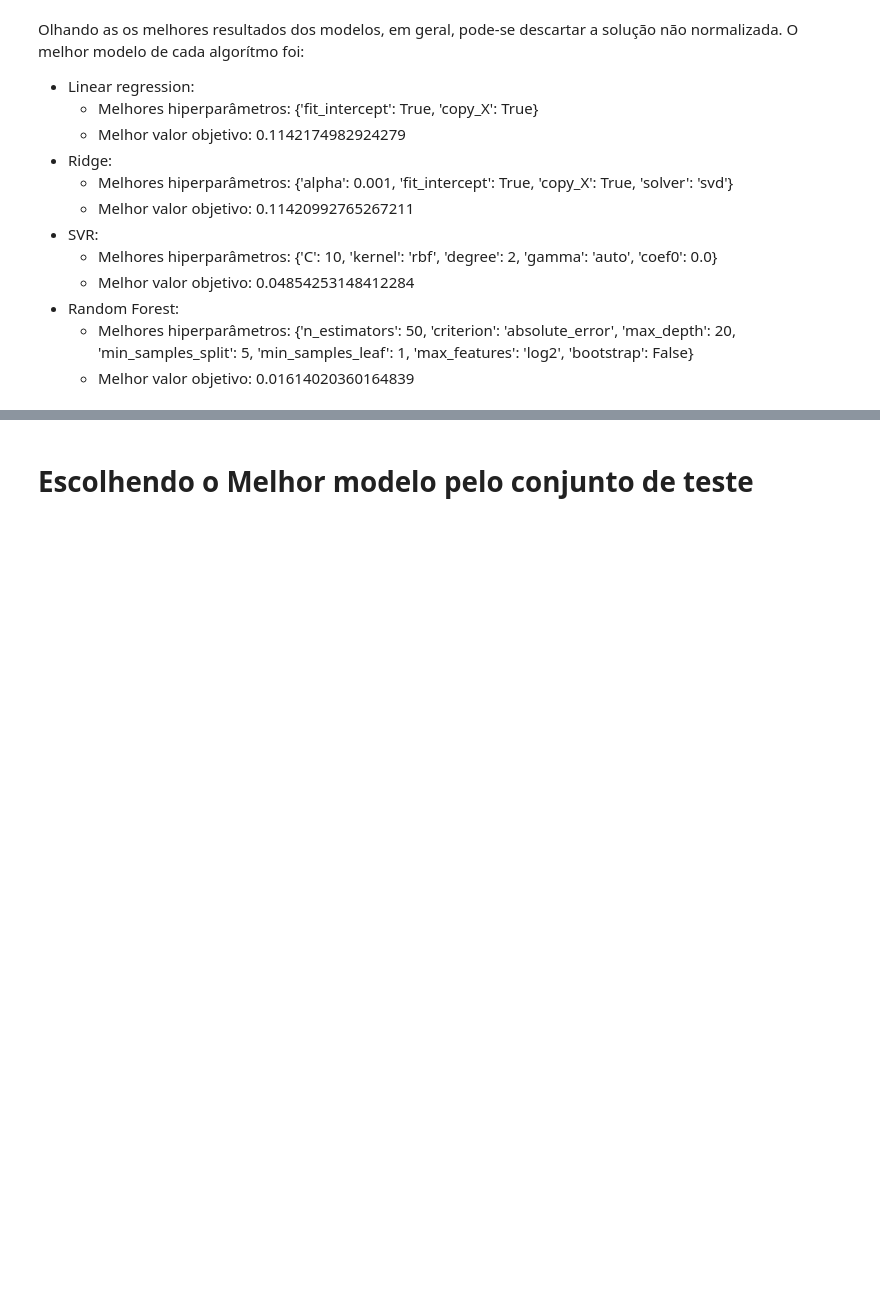
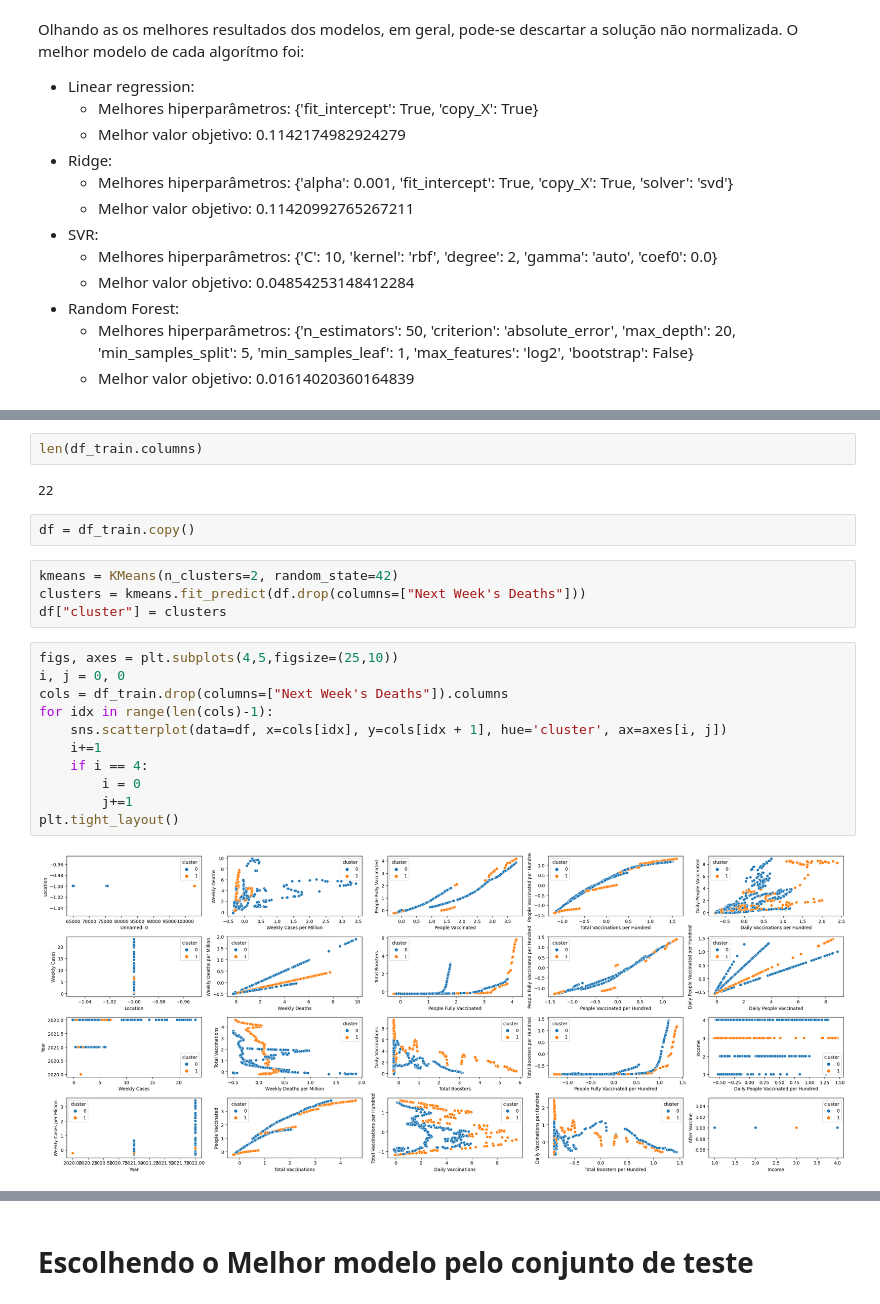
Before and after one commit to BiancaCarneiro/Covid-Prediction, a Jupyter notebook: project/models/training.ipynb, the cells around one changed output, grey strips where cells are left out. Saved outputs shown, nothing was run; the diff lists cells and outputs as text; blank space fills up the shorter version.

Commit message:
Finishing training

```diff
--- a/project/models/training.ipynb
+++ b/project/models/training.ipynb
@@ -279,0 +289,23 @@ O melhor modelo de cada algorítmo foi:
+# %%
+len(df_train.columns)
+# %% [output]
+22
+# %%
+df = df_train.copy()
+# %%
+kmeans = KMeans(n_clusters=2, random_state=42)
+clusters = kmeans.fit_predict(df.drop(columns=["Next Week's Deaths"]))
+df["cluster"] = clusters
+# %%
+figs, axes = plt.subplots(4,5,figsize=(25,10))
+i, j = 0, 0
+cols = df_train.drop(columns=["Next Week's Deaths"]).columns
+for idx in range(len(cols)-1):
+    sns.scatterplot(data=df, x=cols[idx], y=cols[idx + 1], hue='cluster', ax=axes[i, j])
+    i+=1
+    if i == 4:
+        i = 0
+        j+=1
+plt.tight_layout()
+# %% [output]
+[figure, added]
```
Also changed, not shown: parts of 18 cells of this notebook.
